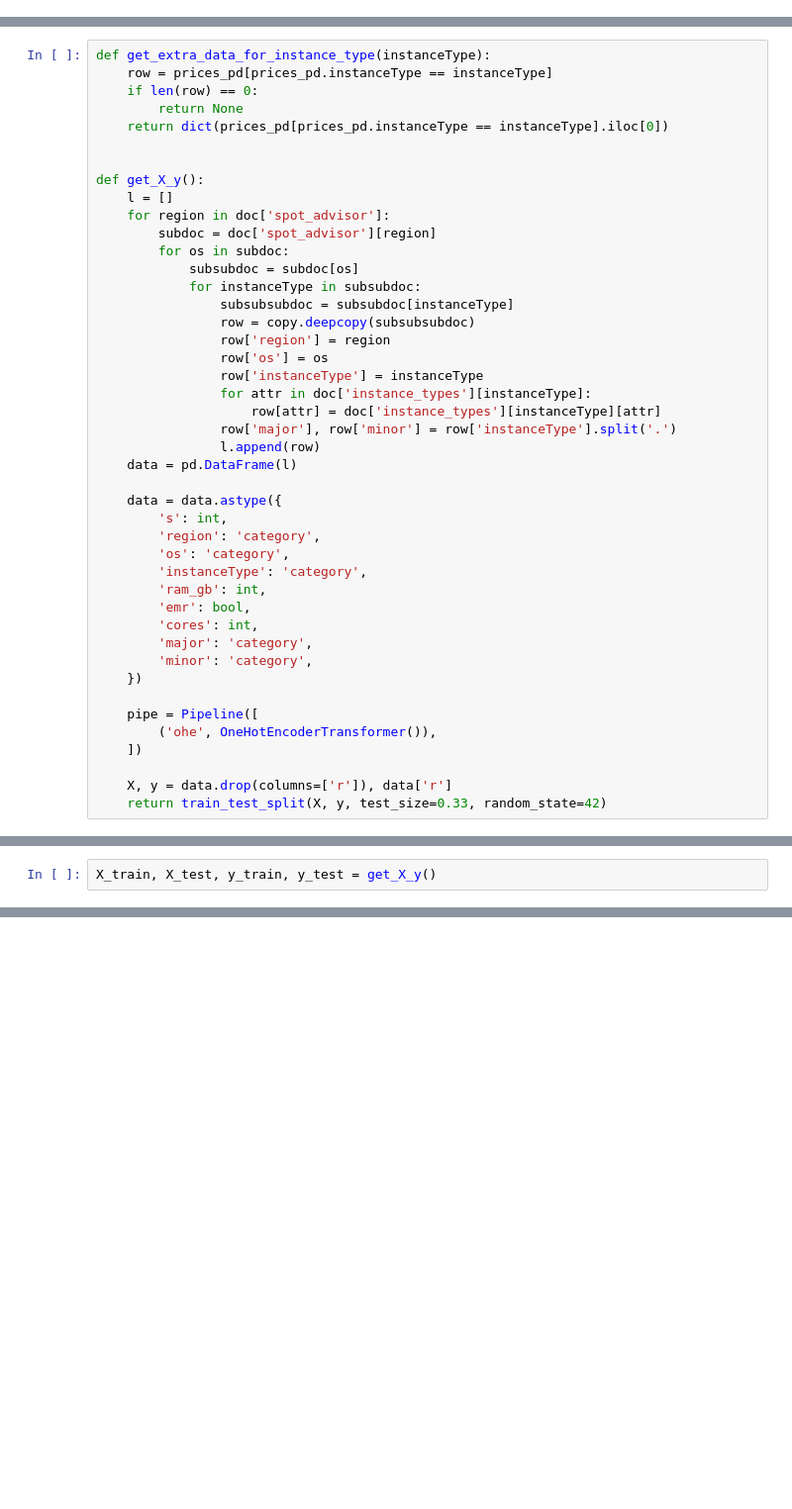
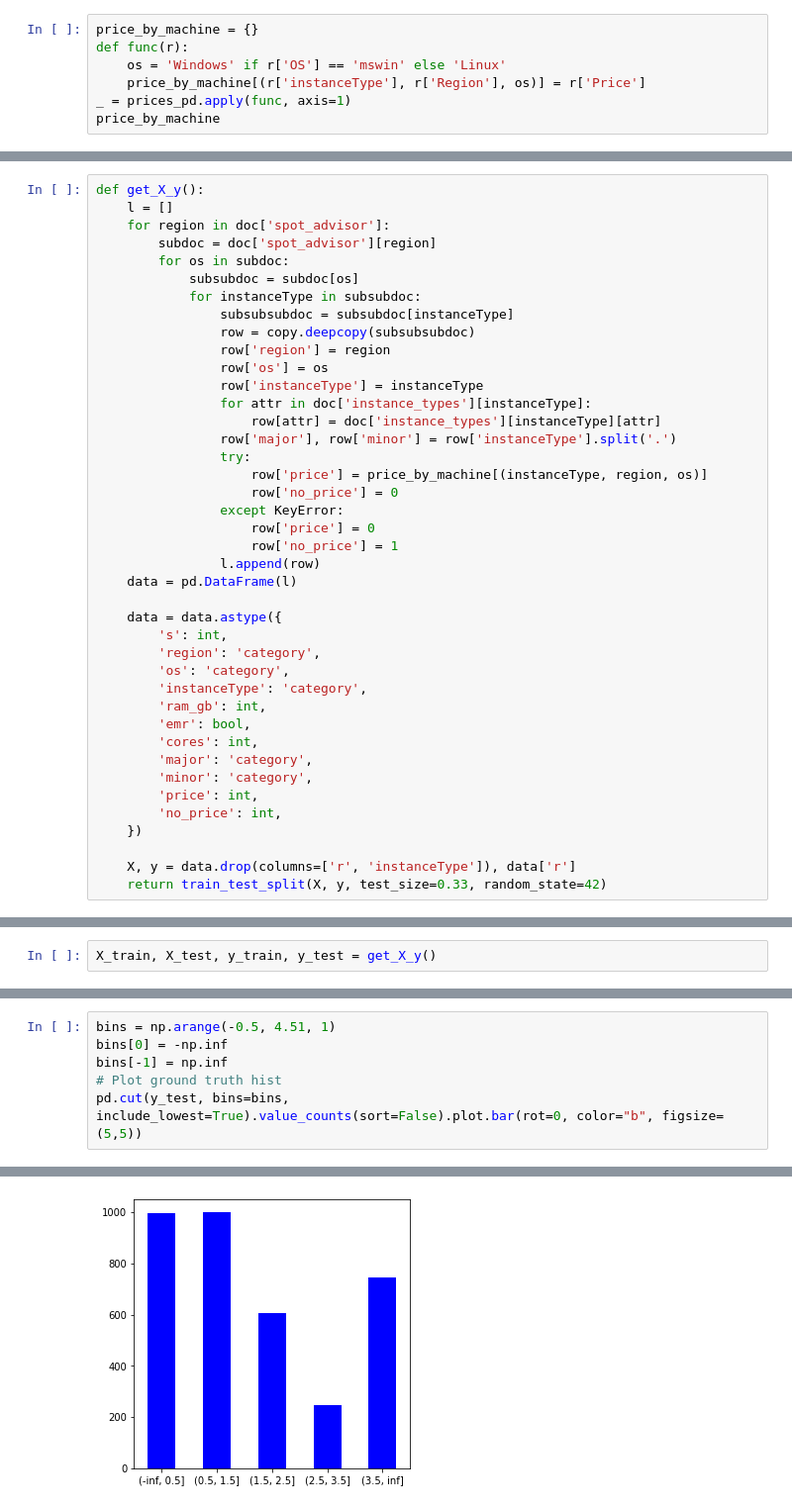
Before and after one commit to TechnionDev/AWSSpotPricePredictions, a Jupyter notebook: interruptions.ipynb, the cells around one changed output, grey strips where cells are left out. Shown at 99% size. Cells and saved outputs as stored; diff of their text form; blank space fills up the shorter version.

```diff
--- a/interruptions.ipynb
+++ b/interruptions.ipynb
@@ -13,0 +32,7 @@ prices_pd = pd.read_csv('data.csv')[['instanceType', 'major', 'minor', 'Type']].
+# %%
+price_by_machine = {}
+def func(r):
+    os = 'Windows' if r['OS'] == 'mswin' else 'Linux'
+    price_by_machine[(r['instanceType'], r['Region'], os)] = r['Price']
+_ = prices_pd.apply(func, axis=1)
+price_by_machine
@@ -33,13 +77,6 @@ class OneHotEncoderTransformer(BaseEstimator, TransformerMixin):
         X_ = pd.concat([X_.drop(columns=X_cat.columns), X_ohe], axis=1)
         return X_
 # %%
-def get_extra_data_for_instance_type(instanceType):
-    row = prices_pd[prices_pd.instanceType == instanceType]
-    if len(row) == 0:
-        return None
-    return dict(prices_pd[prices_pd.instanceType == instanceType].iloc[0])
-
-
 def get_X_y():
     l = []
     for region in doc['spot_advisor']:
@@ -55,6 +92,12 @@ def get_X_y():
                 for attr in doc['instance_types'][instanceType]:
                     row[attr] = doc['instance_types'][instanceType][attr]
                 row['major'], row['minor'] = row['instanceType'].split('.')
+                try:
+                    row['price'] = price_by_machine[(instanceType, region, os)]
+                    row['no_price'] = 0
+                except KeyError:
+                    row['price'] = 0
+                    row['no_price'] = 1
                 l.append(row)
     data = pd.DataFrame(l)
 
@@ -68,11 +111,9 @@ def get_X_y():
         'cores': int,
         'major': 'category',
         'minor': 'category',
+        'price': int,
+        'no_price': int,
     })
 
-    pipe = Pipeline([
-        ('ohe', OneHotEncoderTransformer()),
-    ])
-
-    X, y = data.drop(columns=['r']), data['r']
+    X, y = data.drop(columns=['r', 'instanceType']), data['r']
     return train_test_split(X, y, test_size=0.33, random_state=42)
@@ -126,0 +427,7 @@ df
+# %%
+bins = np.arange(-0.5, 4.51, 1)
+bins[0] = -np.inf
+bins[-1] = np.inf
+# Plot ground truth hist
+pd.cut(y_test, bins=bins, include_lowest=True).value_counts(sort=False).plot.bar(rot=0, color="b", figsize=(5,5))
+# %% [output]
@@ -126,0 +435 @@ df
+[figure, added]
```
Also changed, not shown: parts of 36 cells of this notebook.
